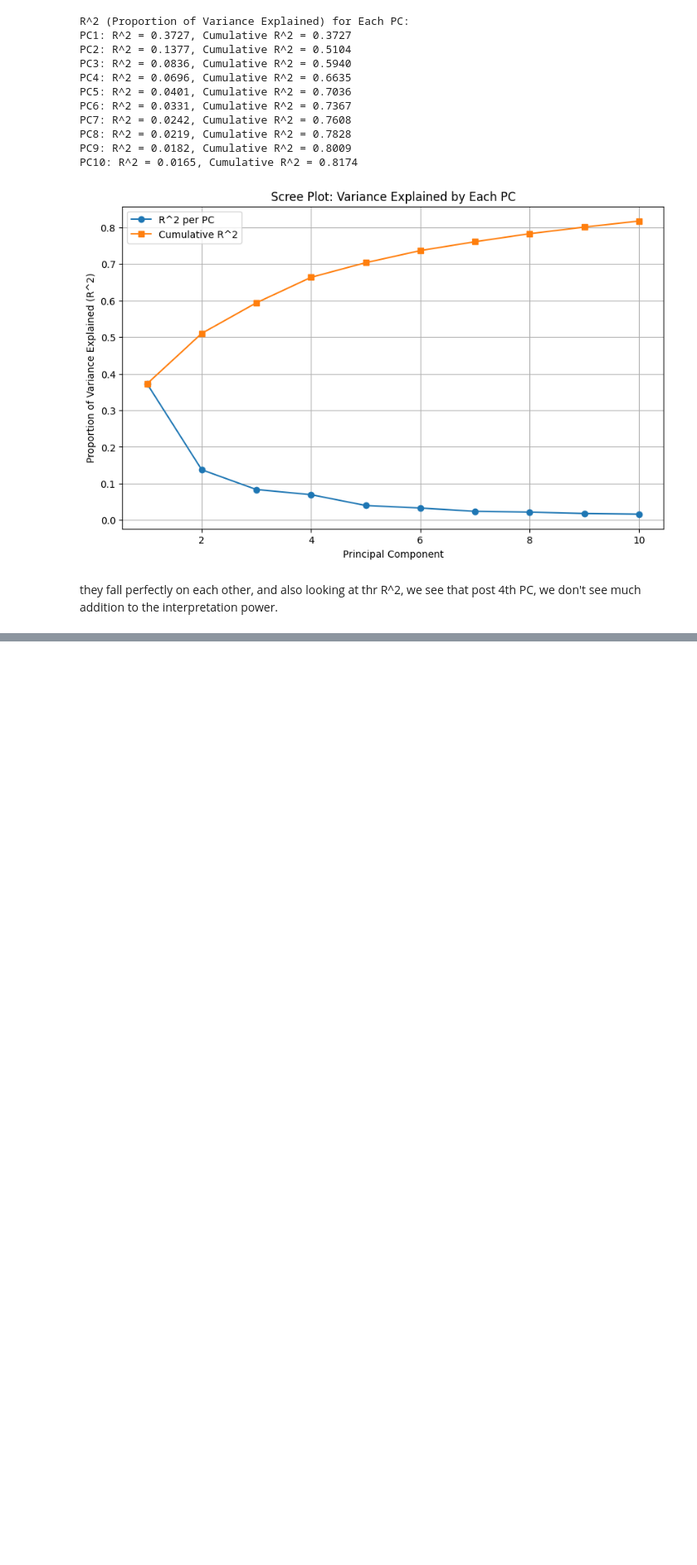
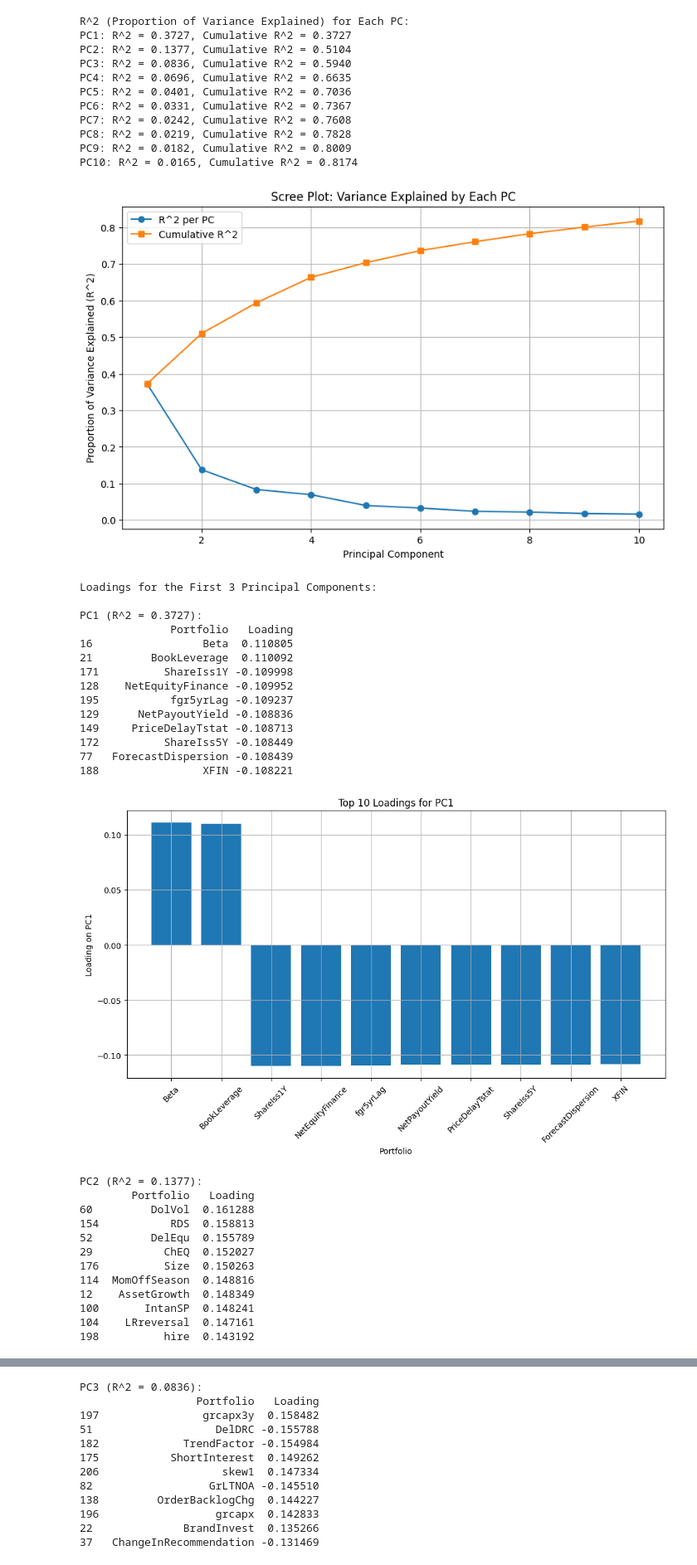
Before and after one commit to Summer99D/MLF_HW1, a Jupyter notebook: HW.ipynb, the cells around one changed output, grey strips where cells are left out. Shown at 83% size. Cells and saved outputs as stored; diff of their text form; code cells hidden in the pictures; blank space fills up the shorter version.

```diff
--- a/HW.ipynb
+++ b/HW.ipynb
@@ -284,5 +286,57 @@ PC8: R^2 = 0.0219, Cumulative R^2 = 0.7828
 PC9: R^2 = 0.0182, Cumulative R^2 = 0.8009
 PC10: R^2 = 0.0165, Cumulative R^2 = 0.8174
 [figure]
-# %% [markdown]
-they fall perfectly on each other, and also looking at thr R^2, we see that post 4th PC, we don't see much addition to the interpretation power.
+# %%
+##I want to see the details of the loadings.
+# Extract and interpret loadings for the first 3 PCs
+num_pcs_to_interpret = min(3, pca_full.n_components_)
+print("\nLoadings for the First 3 Principal Components:")
+for i in range(num_pcs_to_interpret):
+    loadings = pca_full.components_[i]
+    # Map loadings to portfolio names
+    loading_df = pd.DataFrame({
+        'Portfolio': X_train.columns,
+        'Loading': loadings
+    })
+
+# Sort by absolute loading for clarity
+    loading_df = loading_df.reindex(loading_df['Loading'].abs().sort_values(ascending=False).index)
+    print(f"\nPC{i+1} (R^2 = {r2_per_pc[i]:.4f}):")
+    print(loading_df.head(10))  # Top 10 portfolios by absolute loading
+    # Optional: Plot loadings
+    plt.figure(figsize=(12, 6))
+    plt.bar(loading_df['Portfolio'][:10], loading_df['Loading'][:10])
+    plt.xlabel('Portfolio')
+    plt.ylabel(f'Loading on PC{i+1}')
+    plt.title(f'Top 10 Loadings for PC{i+1}')
+    plt.xticks(rotation=45)
+    plt.grid(True)
+    plt.show()
+# %% [output]
+Loadings for the First 3 Principal Components:
+
+PC1 (R^2 = 0.3727):
+              Portfolio   Loading
+16                 Beta  0.110805
+21         BookLeverage  0.110092
+171          ShareIss1Y -0.109998
+128    NetEquityFinance -0.109952
+195           fgr5yrLag -0.109237
+129      NetPayoutYield -0.108836
+149     PriceDelayTstat -0.108713
+172          ShareIss5Y -0.108449
+77   ForecastDispersion -0.108439
+188                XFIN -0.108221
+[figure, added]
+PC2 (R^2 = 0.1377):
+        Portfolio   Loading
+60         DolVol  0.161288
+154           RDS  0.158813
+52         DelEqu  0.155789
+29           ChEQ  0.152027
+176          Size  0.150263
+114  MomOffSeason  0.148816
+12    AssetGrowth  0.148349
+100       IntanSP  0.148241
+104    LRreversal  0.147161
+198          hire  0.143192
@@ -288,0 +344,12 @@ they fall perfectly on each other, and also looking at thr R^2, we see that post
+PC3 (R^2 = 0.0836):
+                  Portfolio   Loading
+197                grcapx3y  0.158482
+51                   DelDRC -0.155788
+182             TrendFactor -0.154984
+175           ShortInterest  0.149262
+206                   skew1  0.147334
+82                  GrLTNOA -0.145510
+138         OrderBacklogChg  0.144227
+196                  grcapx  0.142833
+22              BrandInvest  0.135266
+37   ChangeInRecommendation -0.131469
```
Also changed, not shown: parts of 7 cells of this notebook, 1 other file.
